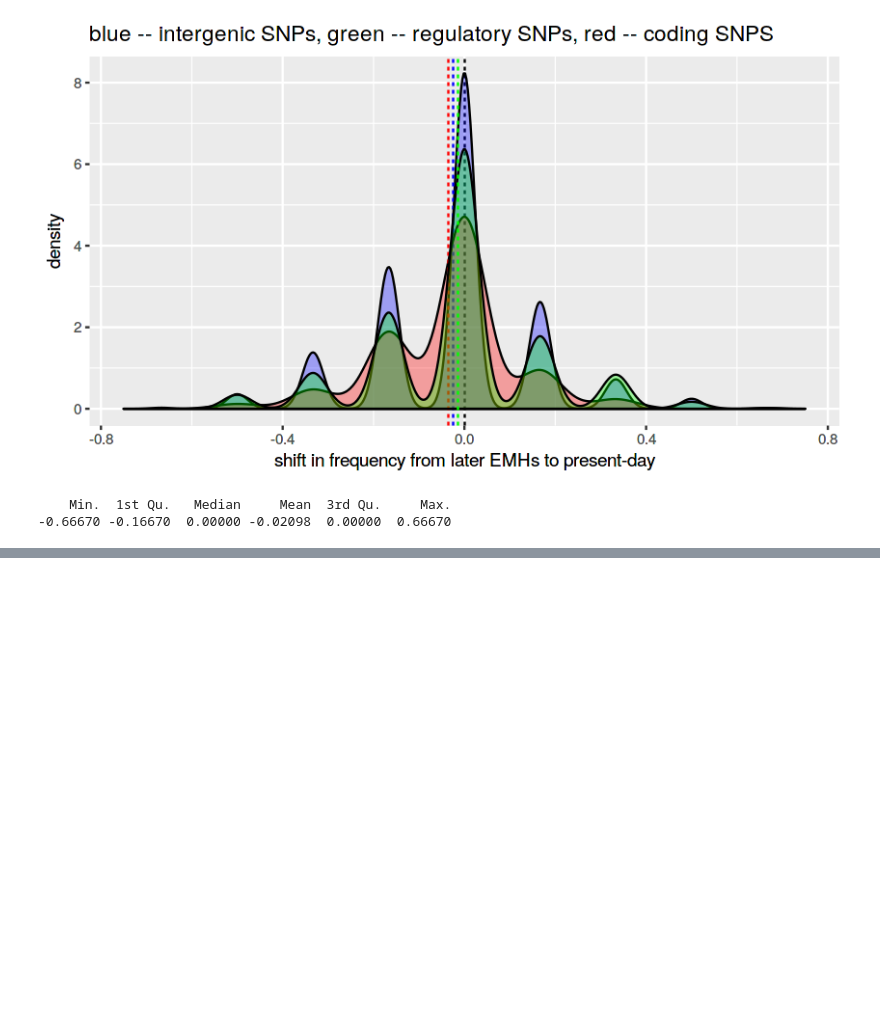
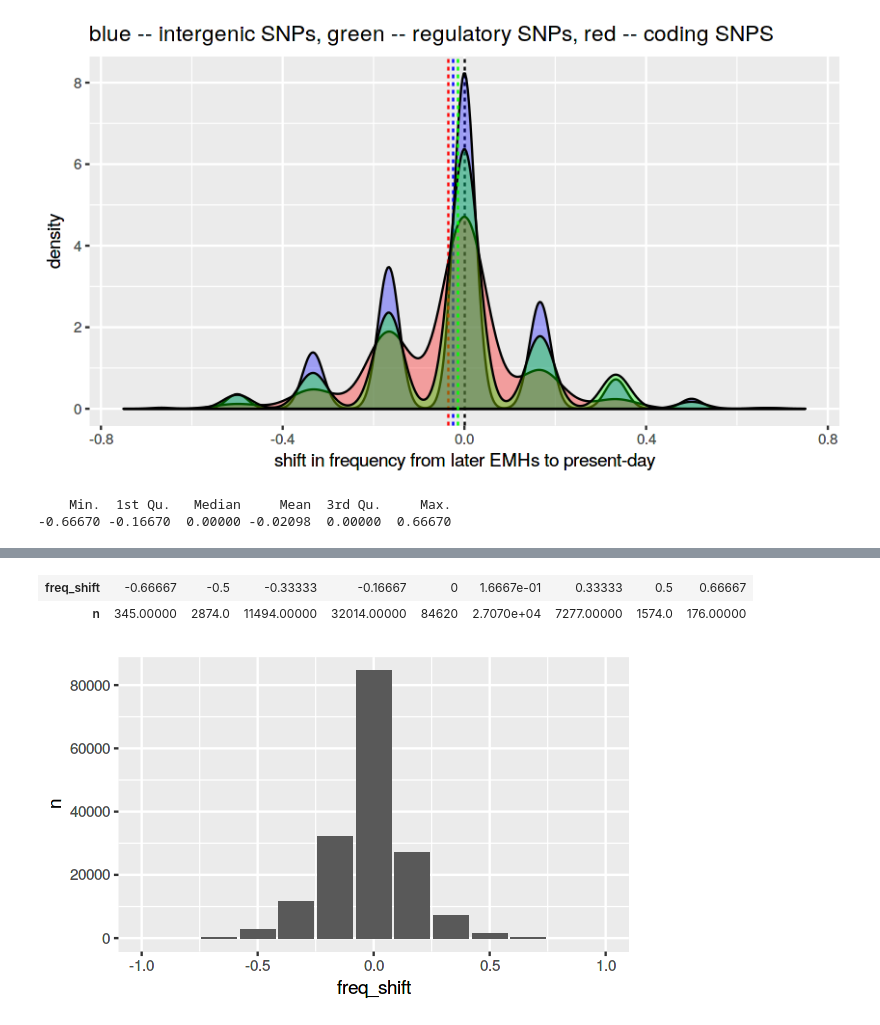
Before and after one commit to bodkan/nea-over-time, a Jupyter notebook: notebooks/frequency_shift_after_10ky.ipynb, the cells around one changed output, grey strips where cells are left out. Cells and saved outputs as stored; diff of their text form; code cells hidden in the pictures; blank space fills up the shorter version.

```diff
--- a/notebooks/frequency_shift_after_10ky.ipynb
+++ b/notebooks/frequency_shift_after_10ky.ipynb
@@ -566,0 +676,17 @@ for (i in seq(n_iter)) {
+# %%
+shift_counts <- shift_iters %>%
+    filter(Consequence == "INTERGENIC") %>%
+    mutate(freq_shift=as.character(freq_shift)) %>%
+    mutate(freq_shift=as.numeric(freq_shift)) %>%
+    group_by(freq_shift) %>%
+    summarise(n=n())
+
+t(shift_counts)
+
+options(repr.plot.width=5, repr.plot.height=3)
+
+ggplot(shift_counts) + geom_bar(stat="identity", aes(freq_shift, n)) + xlim(-1, 1)
+# %% [output]
+| freq_shift | -0.66667 | -0.5 | -0.33333 | -0.16667 | 0 | 1.6667e-01 | 0.33333 | 0.5 | 0.66667 |
+| n | 345.00000 | 2874.0 | 11494.00000 | 32014.00000 | 84620 | 2.7070e+04 | 7277.00000 | 1574.0 | 176.00000 |
+[figure, added]
```
Also changed, not shown: parts of 34 cells of this notebook.
